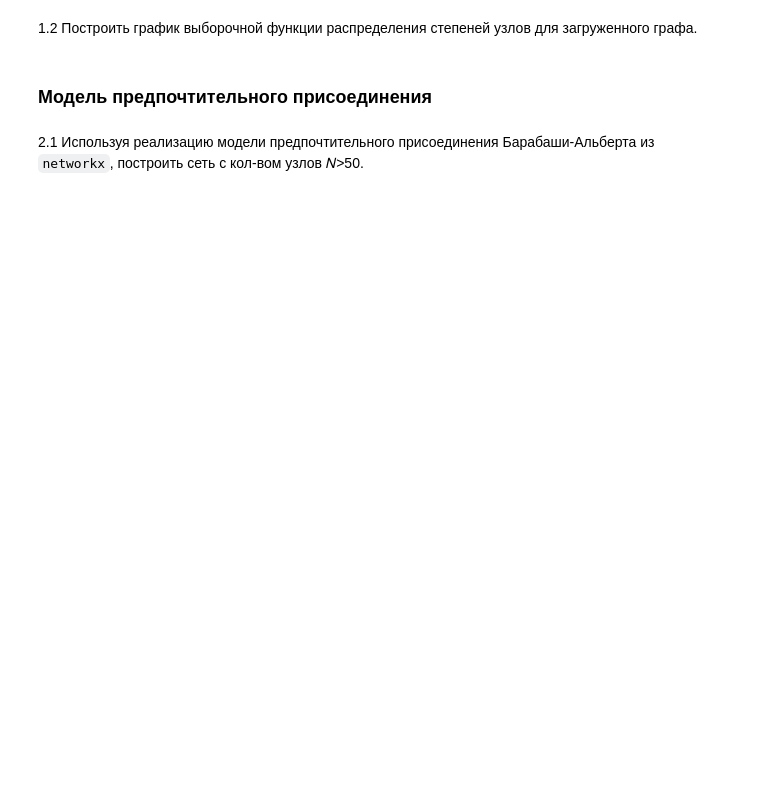
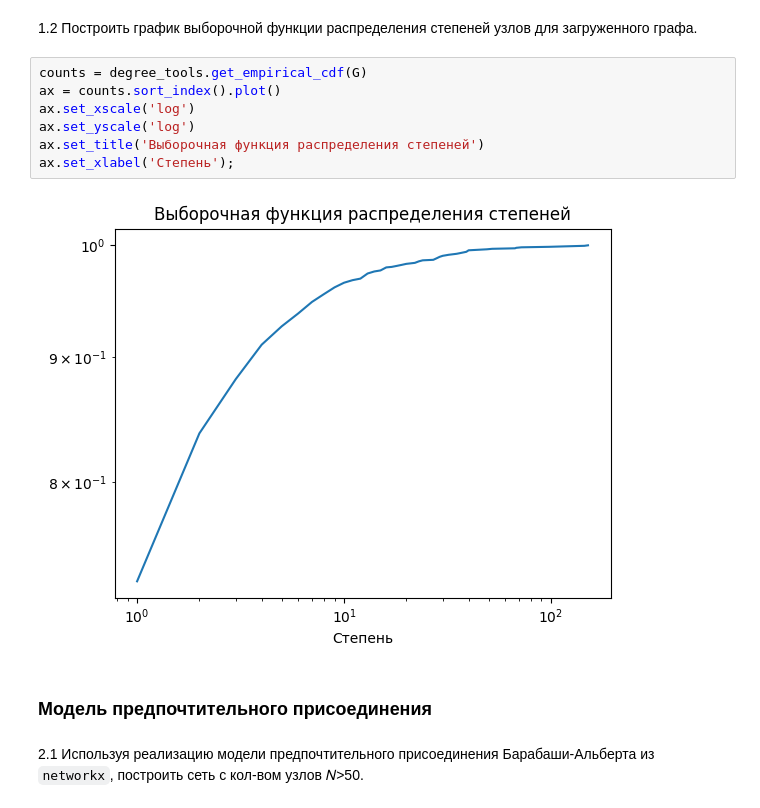
Before and after one commit to AndBoyS/fu-gml-seminars-public, a Jupyter notebook: 02_models/02_models_Фамилия_Имя_Группа.ipynb, the cells around one changed output. Saved outputs shown, nothing was run; the diff lists cells and outputs as text; blank space fills up the shorter version.

```diff
--- a/02_models/02_models_Фамилия_Имя_Группа.ipynb
+++ b/02_models/02_models_Фамилия_Имя_Группа.ipynb
@@ -21,5 +44,14 @@ __Авторы задач: Макрушин С.В (SVMakrushin@fa.ru), Блох
 # %% [markdown]
 1.2 Построить график выборочной функции распределения степеней узлов для загруженного графа.
+# %%
+counts = degree_tools.get_empirical_cdf(G)
+ax = counts.sort_index().plot()
+ax.set_xscale('log')
+ax.set_yscale('log')
+ax.set_title('Выборочная функция распределения степеней')
+ax.set_xlabel('Степень');
+# %% [output]
+[figure, added]
 # %% [markdown]
 ### Модель предпочтительного присоединения
 # %% [markdown]
```
Also changed, not shown: parts of 5 cells of this notebook, 2 other files.
